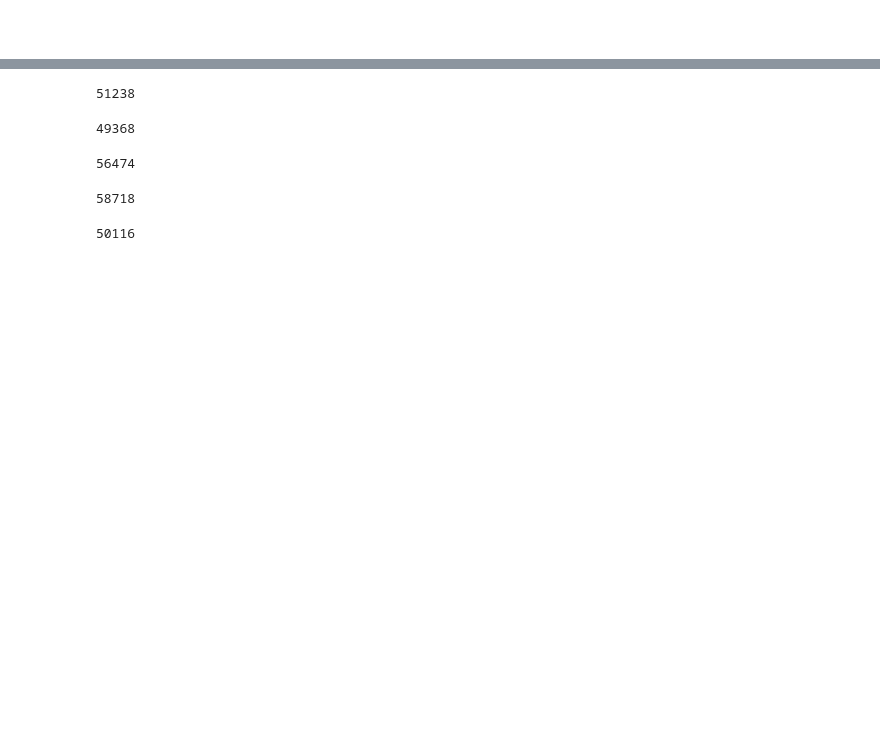
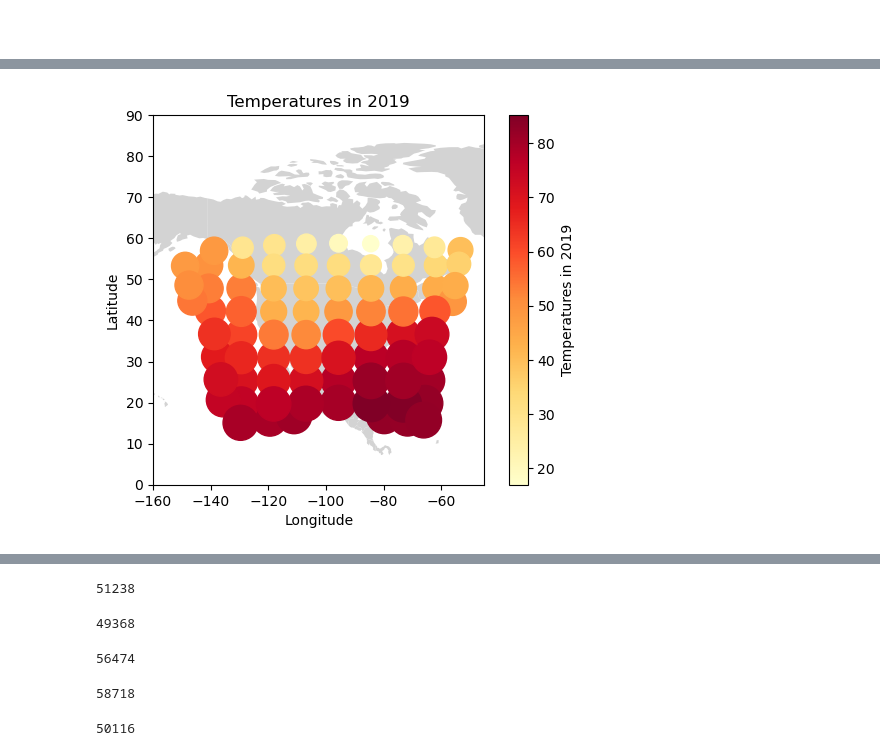
Before and after one commit to ashleyradford/spark-analysis, a Jupyter notebook: nam_analysis.ipynb, the cells around one changed output, grey strips where cells are left out. Saved outputs shown, nothing was run; the diff lists cells and outputs as text; code cells hidden in the pictures; blank space fills up the shorter version.

```diff
--- a/nam_analysis.ipynb
+++ b/nam_analysis.ipynb
@@ -570,0 +857,4 @@ farms.take(50)
+# %%
+df_2019 = df_2019.withColumn("geohash", geohash2Encode(df_2019.lat, df_2019.lon))
+df_2019 = df_2019.withColumn("temperature_surface", k2f(df_2019.temperature_surface))
+df_2019 = df_2019.withColumn("wind_speed_gust_surface", df_2019.wind_speed_gust_surface * 2.23694)
@@ -570,0 +865,13 @@ farms.take(50)
+# %%
+agg_2019 = df_2019.groupBy("geohash")\
+                .agg(\
+                    F.avg("lat").alias("lat"), \
+                    F.avg("lon").alias("lon"), \
+                    F.avg("visibility_surface").alias("visibility_surface"), \
+                    F.avg("snow_depth_surface").alias("snow_depth_surface"), \
+                    F.avg("total_precipitation_surface_3_hour_accumulation").alias("total_rain"), \
+                    F.avg("total_cloud_cover_entire_atmosphere_single_layer").alias("cloud_cover"), \
+                    F.avg("relative_humidity_zerodegc_isotherm").alias("humidity"), \
+                    F.avg("vegetation_surface").alias("vegetation_surface"), \
+                    F.avg("wind_speed_gust_surface").alias("wind_speed"), \
+                    F.avg("temperature_surface").alias("temperature"))
@@ -570,0 +886,2 @@ farms.take(50)
+# %%
+agg_2019_df = agg_2019.toPandas()
@@ -570,0 +903,26 @@ farms.take(50)
+# %%
+agg_2019_df['year'] = 2019
+# %%
+worldmap = gpd.read_file(gpd.datasets.get_path("naturalearth_lowres"))
+worldmap[worldmap["continent"] == "North America"].plot(color="lightgrey")
+
+# Plotting our Impact Energy data with a color map
+x = agg_2019_df['lon']
+y = agg_2019_df['lat']
+z = agg_2019_df['temperature']
+# z = farms_df['wind_speed_gust_surface']
+
+plt.scatter(x, y, s=z*8, c=z, cmap='YlOrRd')
+
+plt.colorbar(label='Temperatures in 2019')
+
+plt.xlim([-160, -45])
+plt.ylim([0, 90])
+
+plt.title("Temperatures in 2019")
+
+plt.xlabel("Longitude")
+plt.ylabel("Latitude")
+plt.show()
+# %% [output]
+[figure, added]
```
Also changed, not shown: parts of 135 cells of this notebook.
